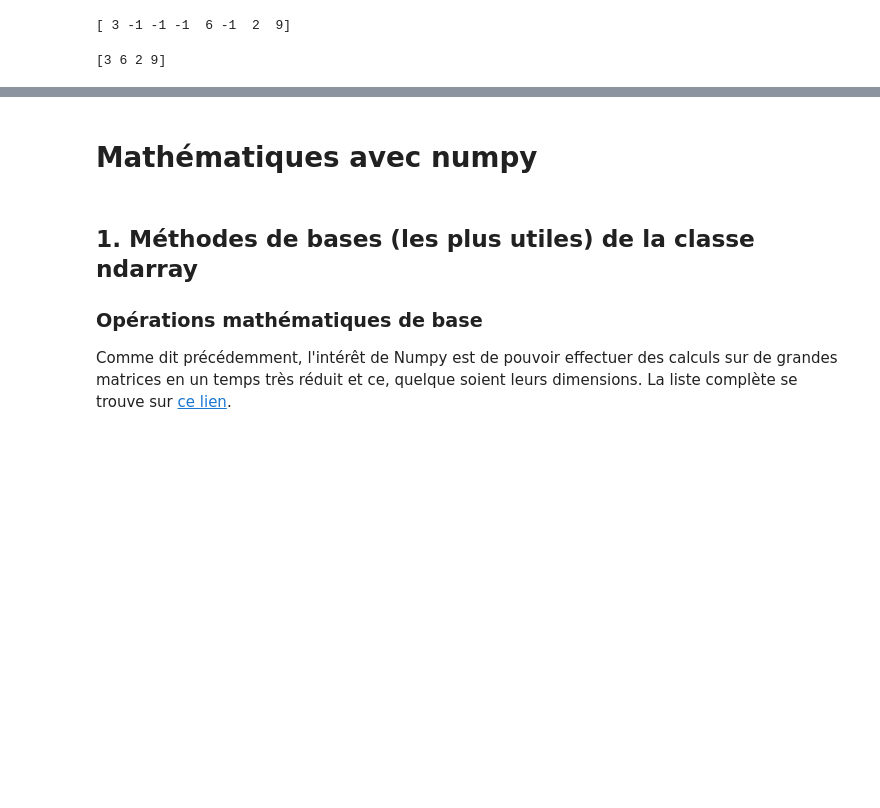
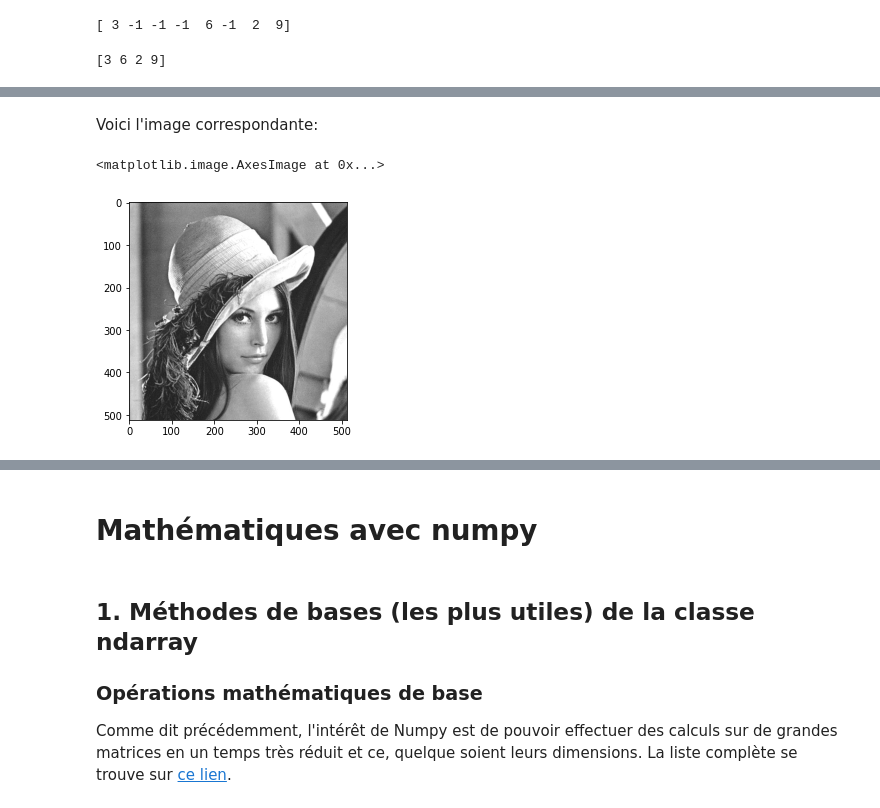
Before and after one commit to Centrale-IA/Formations-2022-2023, a Jupyter notebook: 02-Numpy/02-Numpy.ipynb, the cells around one changed output, grey strips where cells are left out. Drawn from its saved outputs; the diff is of its cells as text; code cells hidden in the pictures; blank space fills up the shorter version.

```diff
--- a/02-Numpy/02-Numpy.ipynb
+++ b/02-Numpy/02-Numpy.ipynb
@@ -353,0 +381,7 @@ print(M1[M2 == 0])
+# %%
+image = cv.imread("../input/images-forma/Lenna.png")
+#image est un tableau numpy
+print("Dimensions de l'image: " +  str(image.shape))
+#on transforme le rgb en noir et blanc pour avoir une matrice de 2 dimensions
+image = image[:,:,0]
+print("Nouvelles dimensions de l'image: " +  str(image.shape) + "\n")
@@ -353,0 +411,7 @@ print(M1[M2 == 0])
+# %% [markdown]
+Voici l'image correspondante:
+# %%
+plt.imshow(image, cmap='gray')
+# %% [output]
+<matplotlib.image.AxesImage at 0x...>
+[figure, added]
```
Also changed, not shown: parts of 32 cells of this notebook.
